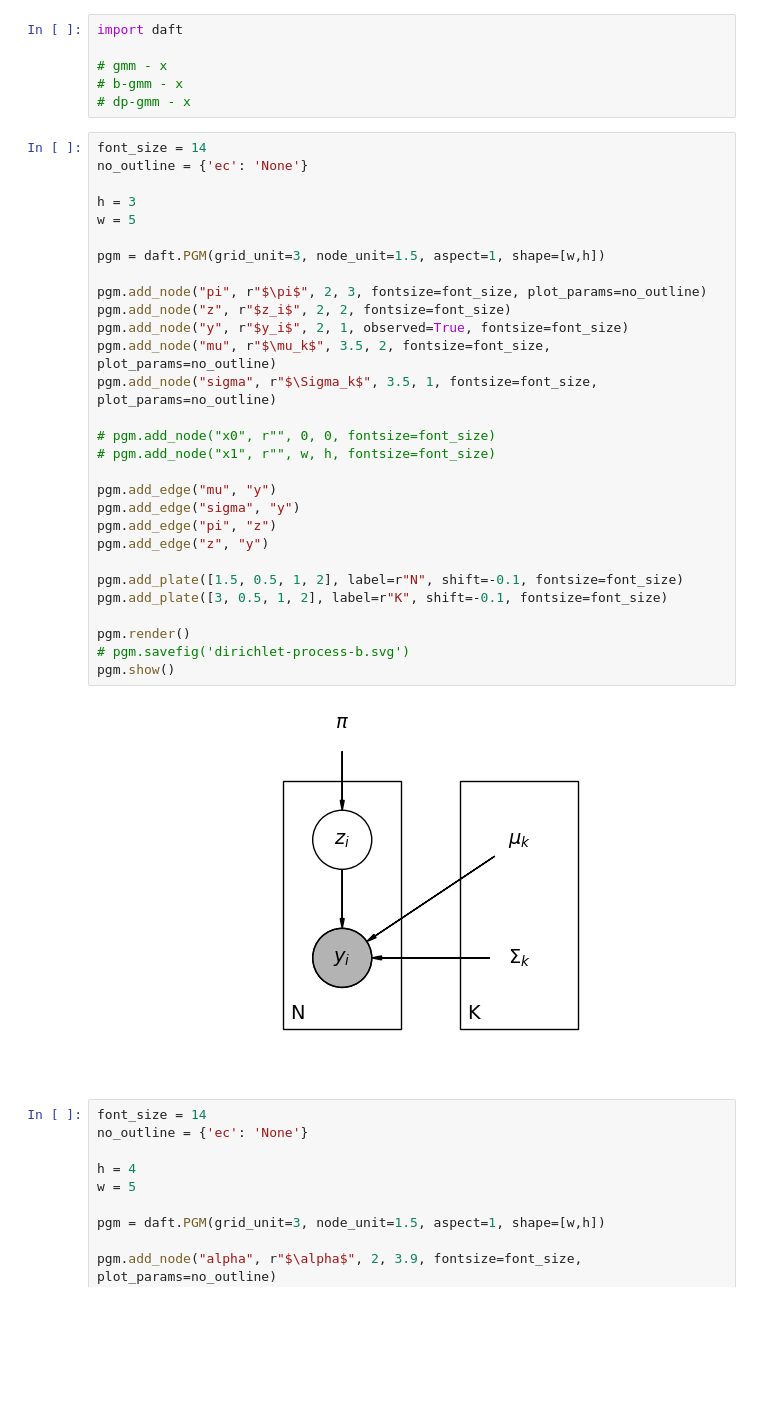
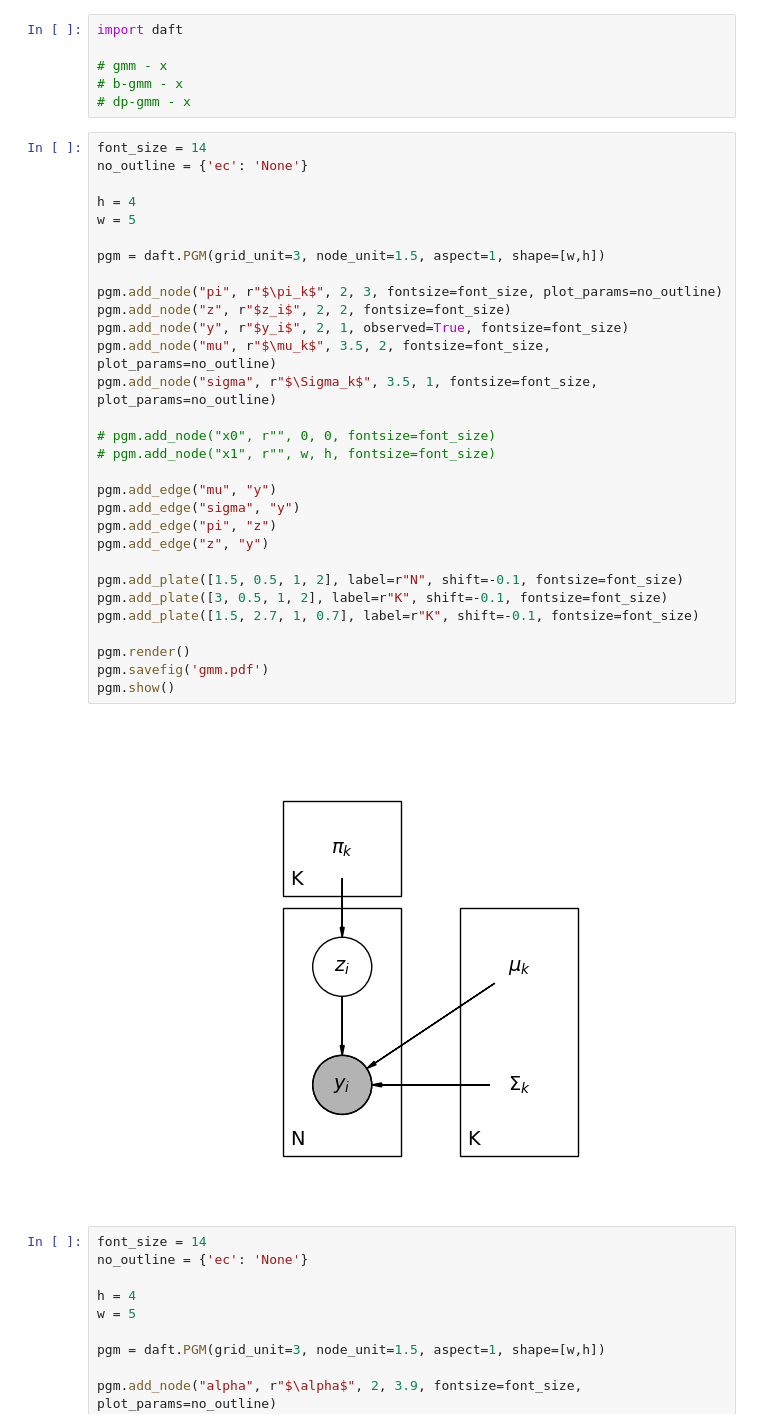
Before and after one commit to Davidjames9610/ubm, a Jupyter notebook: daft/gmm.ipynb, the cells around one changed output. Drawn from its saved outputs; the diff is of its cells as text; blank space fills up the shorter version.

Commit message:
update before I change hyper-params in ibgmm

```diff
--- a/daft/gmm.ipynb
+++ b/daft/gmm.ipynb
@@ -7,34 +7,35 @@ import daft
 # %%
 font_size = 14
 no_outline = {'ec': 'None'}
 
-h = 3
+h = 4
 w = 5
 
 pgm = daft.PGM(grid_unit=3, node_unit=1.5, aspect=1, shape=[w,h])
 
-pgm.add_node("pi", r"$\pi$", 2, 3, fontsize=font_size, plot_params=no_outline)
+pgm.add_node("pi", r"$\pi_k$", 2, 3, fontsize=font_size, plot_params=no_outline)
 pgm.add_node("z", r"$z_i$", 2, 2, fontsize=font_size)
 pgm.add_node("y", r"$y_i$", 2, 1, observed=True, fontsize=font_size)
 pgm.add_node("mu", r"$\mu_k$", 3.5, 2, fontsize=font_size, plot_params=no_outline)
 pgm.add_node("sigma", r"$\Sigma_k$", 3.5, 1, fontsize=font_size, plot_params=no_outline)
 
 # pgm.add_node("x0", r"", 0, 0, fontsize=font_size)
 # pgm.add_node("x1", r"", w, h, fontsize=font_size)
 
 pgm.add_edge("mu", "y")
 pgm.add_edge("sigma", "y")
 pgm.add_edge("pi", "z")
 pgm.add_edge("z", "y")
 
 pgm.add_plate([1.5, 0.5, 1, 2], label=r"N", shift=-0.1, fontsize=font_size)
 pgm.add_plate([3, 0.5, 1, 2], label=r"K", shift=-0.1, fontsize=font_size)
+pgm.add_plate([1.5, 2.7, 1, 0.7], label=r"K", shift=-0.1, fontsize=font_size)
 
 pgm.render()
-# pgm.savefig('dirichlet-process-b.svg')
+pgm.savefig('gmm.pdf')
 pgm.show()
 # %% [output]
-[figure, old version]
+[figure, new version]
 # %%
 font_size = 14
 no_outline = {'ec': 'None'}
```
Also changed, not shown: parts of 2 cells of this notebook, 9 other files.
